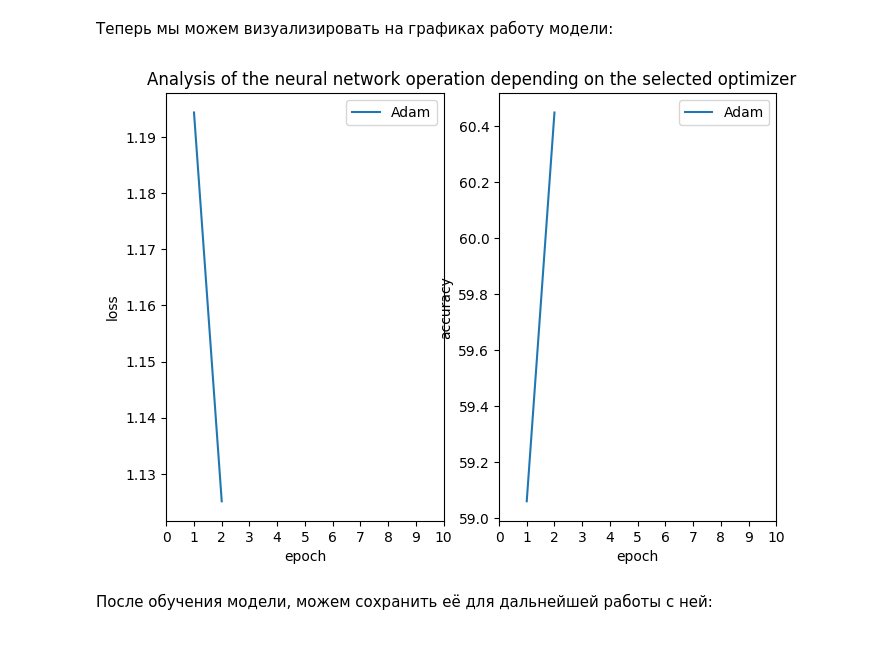
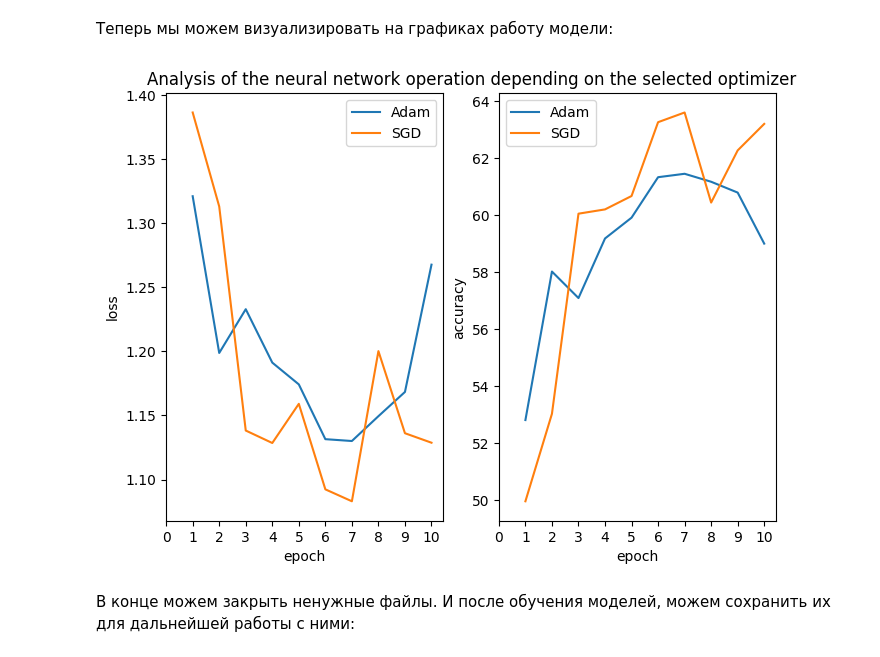
Before and after one commit to MorozovKirill2005/SP_testing_task, a Jupyter notebook: SP_testing_task.ipynb, the cells around one changed output. Saved outputs shown, nothing was run; the diff lists cells and outputs as text; code cells hidden in the pictures.

```diff
--- a/SP_testing_task.ipynb
+++ b/SP_testing_task.ipynb
@@ -64,7 +65,7 @@ def test_loop(data, model, func_loss):
 #выбор гиперпараметров
 batch_size = 4
 learn_rate = 1e-3
-epoch = 2
+epoch = 10
 momentum = 0.9
 # %% [markdown]
 Теперь проведем загрузку датасета с помощью функций библиотеки torchvision. После разобъём наши датасеты по партиям:
@@ -148,5 +149,5 @@ optimizer = Adam(model.parameters(), alpha = learn_rate)
 Также создадим массивы для хранения данных тестирования для дальнейшей визуализации:
 # %%
 x = range(1, epoch + 1)
-loss_mas = [0] * epoch
-accuracy_mas = [0] * epoch
+loss_mas = [[0] * epoch for i in range(2)]
+accuracy_mas = [[0] * epoch for i in range(2)]
@@ -180,21 +184,23 @@ Accuracy of the network on the 10000 test images: 60 %, loss: 1.1251145
 # %%
 plt.title('Analysis of the neural network operation depending on the selected optimizer')
 plt.axis('off')
 plt.tight_layout()
 plt.subplot(1, 2, 1)
-plt.plot(x, loss_mas, label = "Adam")
+plt.plot(x, loss_mas[0], label = "Adam")
+plt.plot(x, loss_mas[1], label = "SGD")
 plt.xlabel('epoch')
 plt.ylabel('loss')
-plt.xticks(range(0, 11))
+plt.xticks(range(0, epoch + 1))
 plt.legend()
 plt.subplot(1, 2, 2)
-plt.plot(x, accuracy_mas, label = "Adam")
+plt.plot(x, accuracy_mas[0], label = "Adam")
+plt.plot(x, accuracy_mas[1], label = "SGD")
 plt.xlabel('epoch')
 plt.ylabel('accuracy')
-plt.xticks(range(0, 11))
+plt.xticks(range(0, epoch + 1))
 plt.legend()
 plt.show()
 # %% [output]
-[figure, old version]
+[figure, new version]
 # %% [markdown]
-После обучения модели, можем сохранить её для дальнейшей работы с ней:
+В конце можем закрыть ненужные файлы. И после обучения моделей, можем сохранить их для дальнейшей работы с ними:
```
Also changed, not shown: parts of 12 cells of this notebook, 4 other files.
